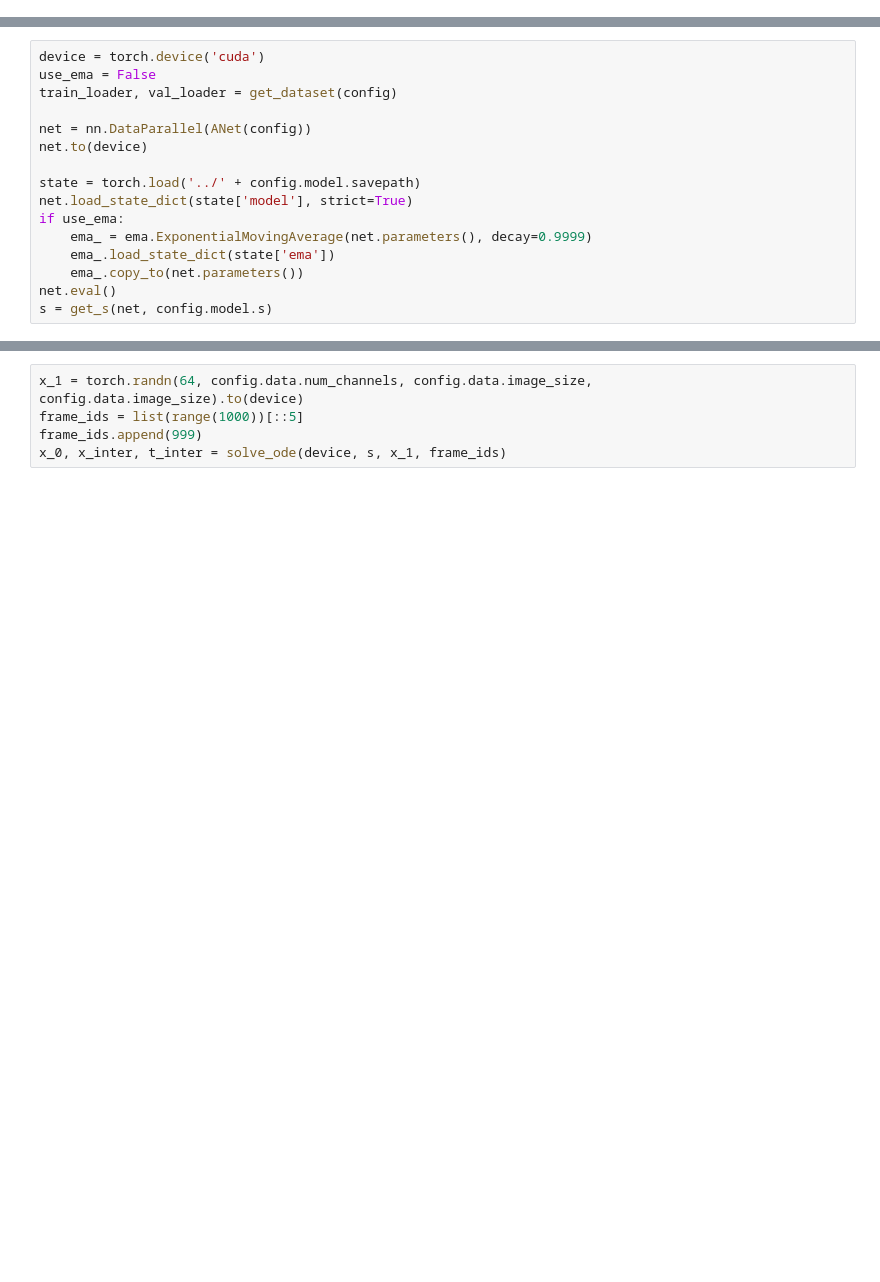
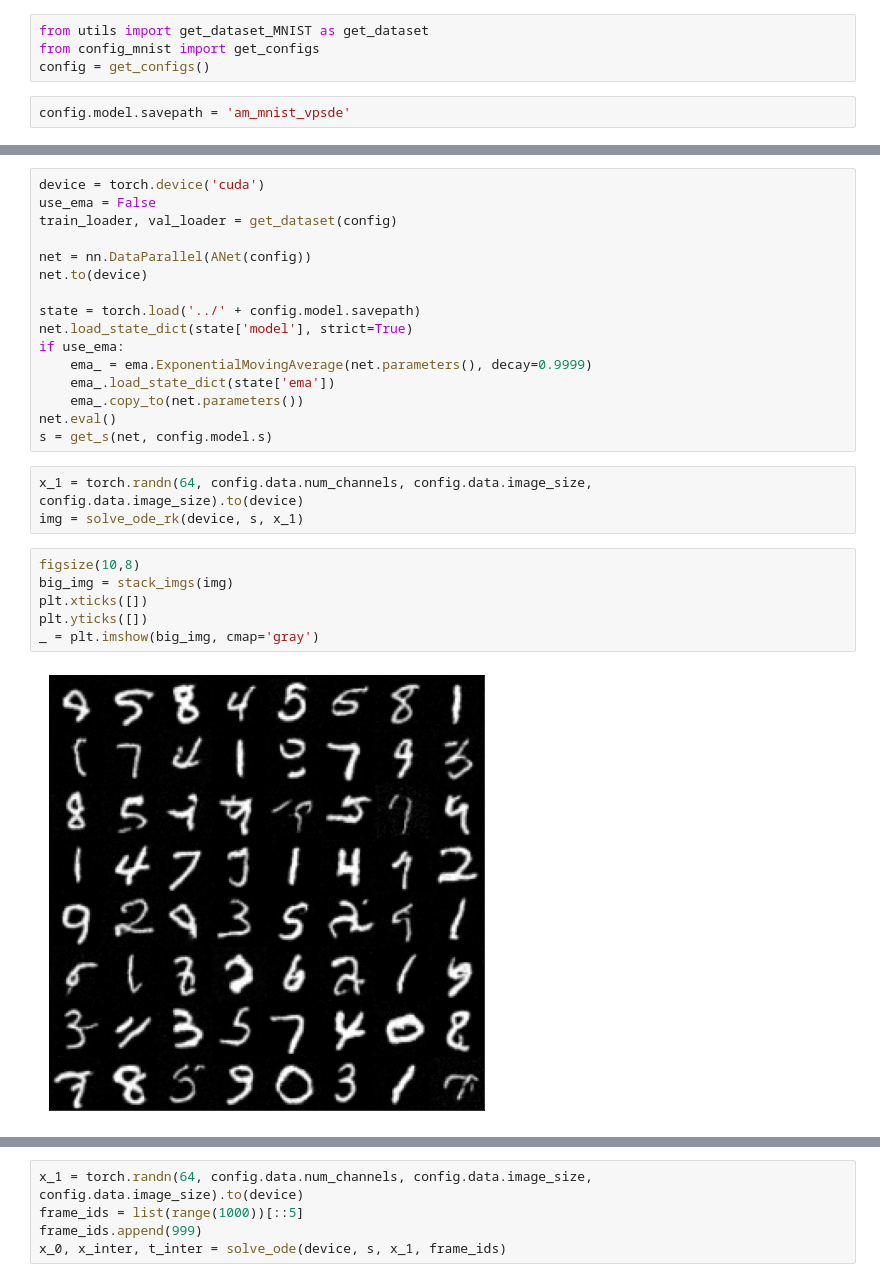
Before and after one commit to necludov/action-matching-pytorch, a Jupyter notebook: notebooks/evaluate.ipynb, the cells around one changed output, grey strips where cells are left out. Saved outputs shown, nothing was run; the diff lists cells and outputs as text; blank space fills up the shorter version.

Commit message:
rk solver for ode

```diff
--- a/notebooks/evaluate.ipynb
+++ b/notebooks/evaluate.ipynb
@@ -25,3 +26,9 @@ import seaborn as sns
 from mpl_toolkits.mplot3d import Axes3D
 from matplotlib.colors import ListedColormap
 my_cmap = ListedColormap(sns.color_palette("coolwarm", 50))
+# %%
+from utils import get_dataset_MNIST as get_dataset
+from config_mnist import get_configs
+config = get_configs()
+# %%
+config.model.savepath = 'am_mnist_vpsde'
@@ -41,3 +50,14 @@ if use_ema:
     ema_.copy_to(net.parameters())
 net.eval()
 s = get_s(net, config.model.s)
+# %%
+x_1 = torch.randn(64, config.data.num_channels, config.data.image_size, config.data.image_size).to(device)
+img = solve_ode_rk(device, s, x_1)
+# %%
+figsize(10,8)
+big_img = stack_imgs(img)
+plt.xticks([])
+plt.yticks([])
+_ = plt.imshow(big_img, cmap='gray')
+# %% [output]
+[figure, added]
```
Also changed, not shown: parts of 8 cells of this notebook, 2 other files.
